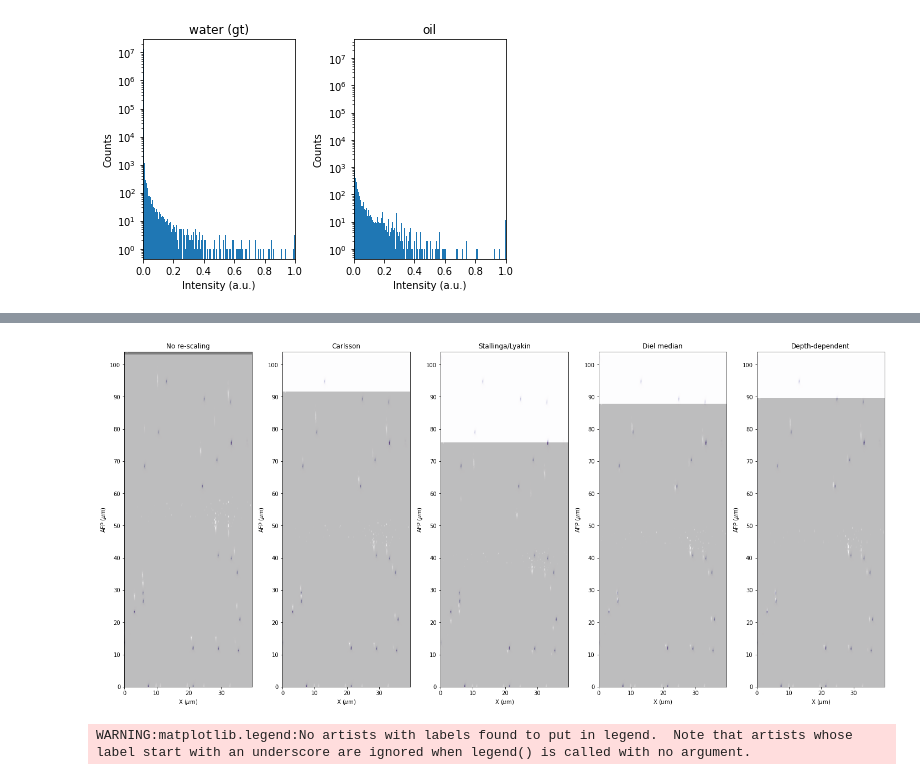
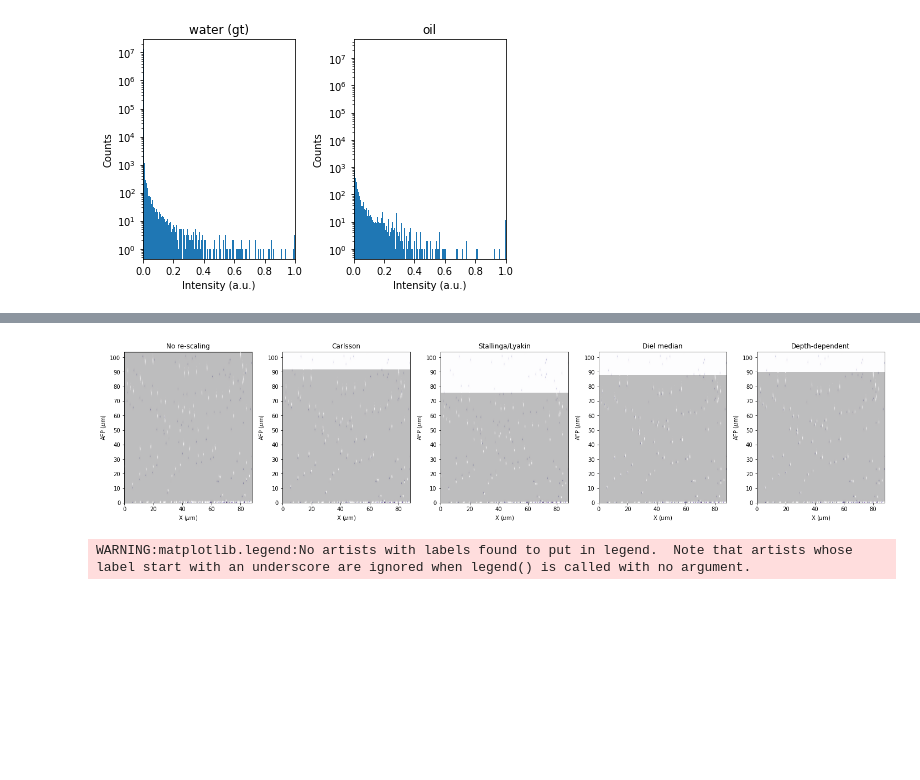
Before and after one commit to hoogenboom-group/SF, a Jupyter notebook: rescaling_comparison_bead_stacks_oil.ipynb, the cells around one changed output, grey strips where cells are left out. Cells and saved outputs as stored; diff of their text form; code cells hidden in the pictures; blank space fills up the shorter version.

```diff
--- a/rescaling_comparison_bead_stacks_oil.ipynb
+++ b/rescaling_comparison_bead_stacks_oil.ipynb
@@ -10,9 +10,9 @@ import matplotlib.pyplot as plt
 from utils import *
 # %%
 #load stacks
-location = '../SF/bead_stack_data/20231020/' #location of stacks
-gt_stack = psfe.load_stack(location+'water_stack_crop_xy_cs_206.tif')
-distorted_stack = psfe.load_stack(location+'oil_stack_crop_xy_cs_208.tif')
+location = '../SF/bead_stack_data/20231020/new_crops/' #location of stacks
+gt_stack = psfe.load_stack(location+'water_stack_crop2_cs_206.tif')
+distorted_stack = psfe.load_stack(location+'oil_stack_crop_2_cs_208.tif')
 
 shape_gt = np.shape(gt_stack)
 shape_distorted = np.shape(distorted_stack)
@@ -102,43 +102,45 @@ def plot_overlay_panels(theories, stack, stack_rescaled,gt_stack, ps_xy, ps_z, p
         theory = theories[i]
         axs[i].set_title(theories[i])
         #plot rescaled stack
-        if i != len(theories)-1: # linear theory
+        if theory != "Depth-dependent": # linear theory
             extent = [0, shape[2]*ps_xy_distorted, 0, shape[0]*rescaled_ps_z[i]]
             axs[i].imshow(np.max(stack, axis=2),cmap=colormaps[0],extent=extent,alpha=0.5)
         else: # depth-dependent!
             extent = [0, shape[2]*ps_xy_distorted, 0, shape_rescaled[0]*ps_z_gt] # ps_z -> rescaled stack has been projected on pixel size of gt stack
             axs[i].imshow(np.max(np.flip(stack_rescaled,axis=0), axis=2),cmap=colormaps[0],extent=extent,alpha=0.5)
 
         # plot GT stack on each panel
         extent = [0, shape_gt[2]*ps_xy_gt, 0, shape_gt[0]*ps_z_gt]
         axs[i].imshow(np.max(gt_stack, axis=2),cmap=colormaps[1],extent=extent,alpha=0.5)
         axs[i].set_xlim(0, shape_gt[2]*ps_xy_gt)
       #  axs[i].set_xlim(110, 115)
         axs[i].set_ylim(0, shape[0]*ps_z)
         #axs[i].set_ylim(0, 150)
         axs[i].set_yticks(np.arange(0,101,10))
         axs[i].set_xlabel(r'X ($\mu$m)')
         axs[i].set_ylabel(r'AFP ($\mu$m)')
     plt.tight_layout()
     plt.show()
     return
 
 theories = ['No re-scaling',
             'Carlsson',
             'Stallinga/Lyakin',
             'Diel median',
             #'Diel mean',
-            'Depth-dependent']
+            'Depth-dependent'
+           ]
 rescaled_ps_z = [ps_z_distorted,
                  ps_z_distorted*n_sample/n_im,
                  ps_z_distorted_lyakin,
                  ps_z_distorted_diel_median,
                  #ps_z_distorted_diel_mean,
-                 ps_z_gt]
+                 ps_z_gt
+                ]
 
 plot_overlay_panels(theories, distorted_stack_comp,stack_rescaled,gt_stack,ps_xy_distorted,ps_z_distorted,ps_xy_gt,ps_z_gt,rescaled_ps_z)
 # %% [output]
-[figure, old version]
+[figure, new version]
 # %%
 # project max intensity to line along z:
 
```
Also changed, not shown: parts of 1 cell of this notebook, 1 other file.
